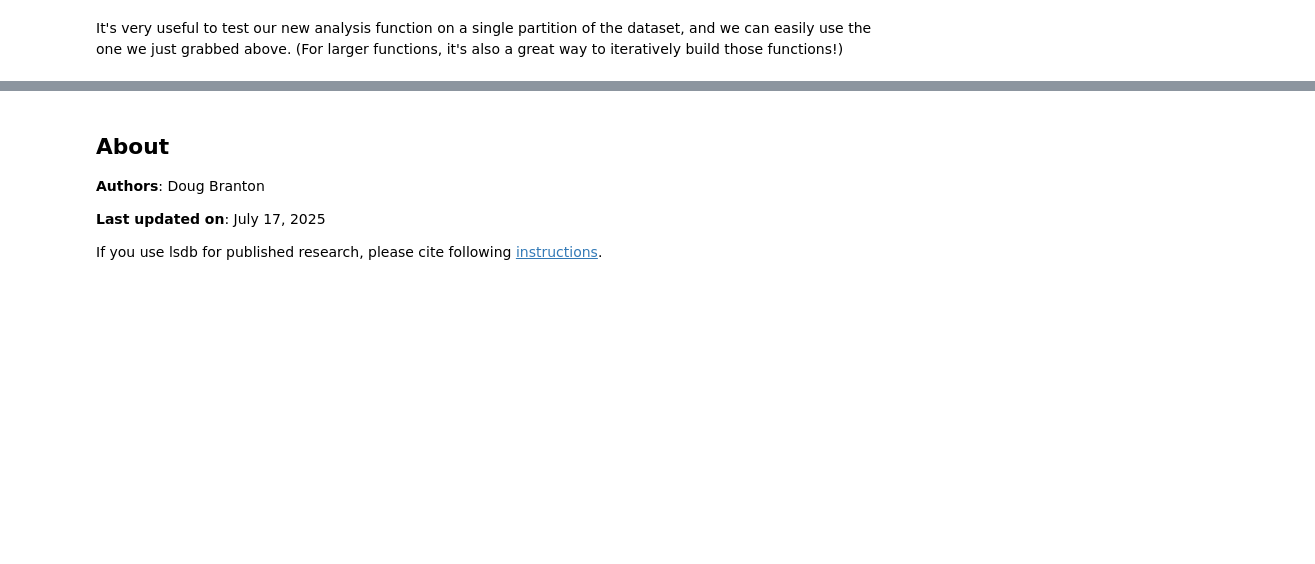
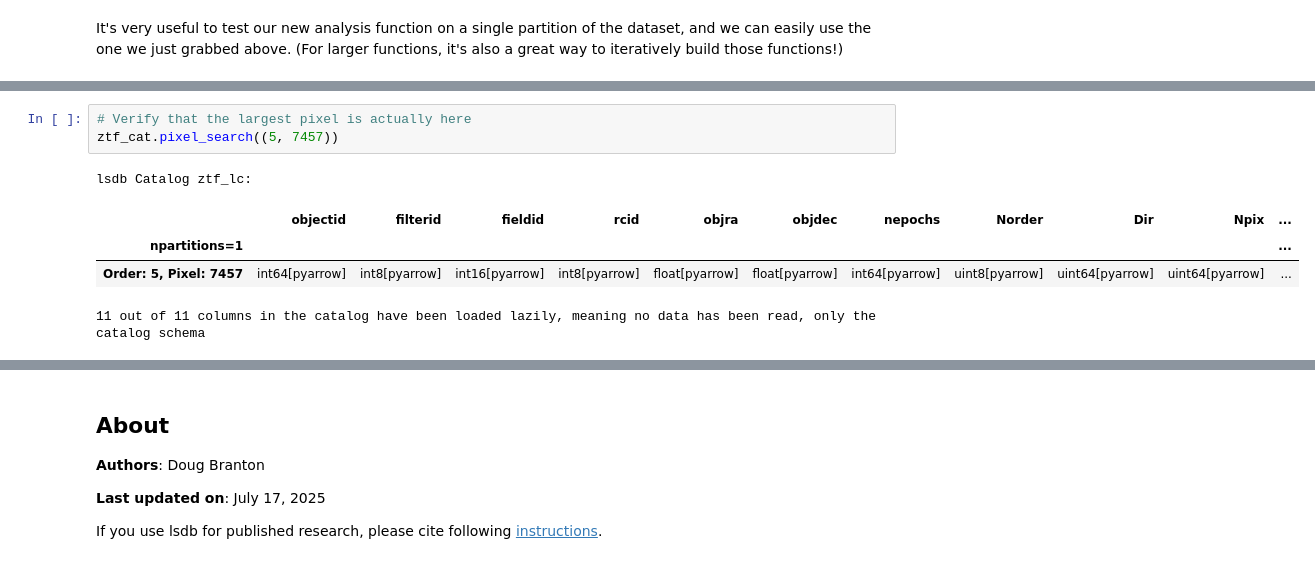
Before and after one commit to astronomy-commons/lsdb, a Jupyter notebook: docs/tutorials/pre_executed/scaling_workflows.ipynb, the cells around one changed output, grey strips where cells are left out. Cells and saved outputs as stored; diff of their text form; blank space fills up the shorter version.

```diff
--- a/docs/tutorials/pre_executed/scaling_workflows.ipynb
+++ b/docs/tutorials/pre_executed/scaling_workflows.ipynb
@@ -188,3 +177,12 @@ Below, we use this information to setup our cluster, allocating 4 workers with 2
+# %%
+# Verify that the largest pixel is actually here
+ztf_cat.pixel_search((5, 7457))
+# %% [output]
+lsdb Catalog ztf_lc:
+|  | objectid | filterid | fieldid | rcid | objra | objdec | nepochs | Norder | Dir | Npix | ... |
+| npartitions=1 |  |  |  |  |  |  |  |  |  |  | ... |
+| Order: 5, Pixel: 7457 | int64[pyarrow] | int8[pyarrow] | int16[pyarrow] | int8[pyarrow] | float[pyarrow] | float[pyarrow] | int64[pyarrow] | uint8[pyarrow] | uint64[pyarrow] | uint64[pyarrow] | ... |
+11 out of 11 columns in the catalog have been loaded lazily, meaning no data has been read, only the catalog schema
 # %%
 # Now we can do this in parallel across all pixels
 from dask.distributed import Client
```
Also changed, not shown: parts of 23 cells of this notebook.
